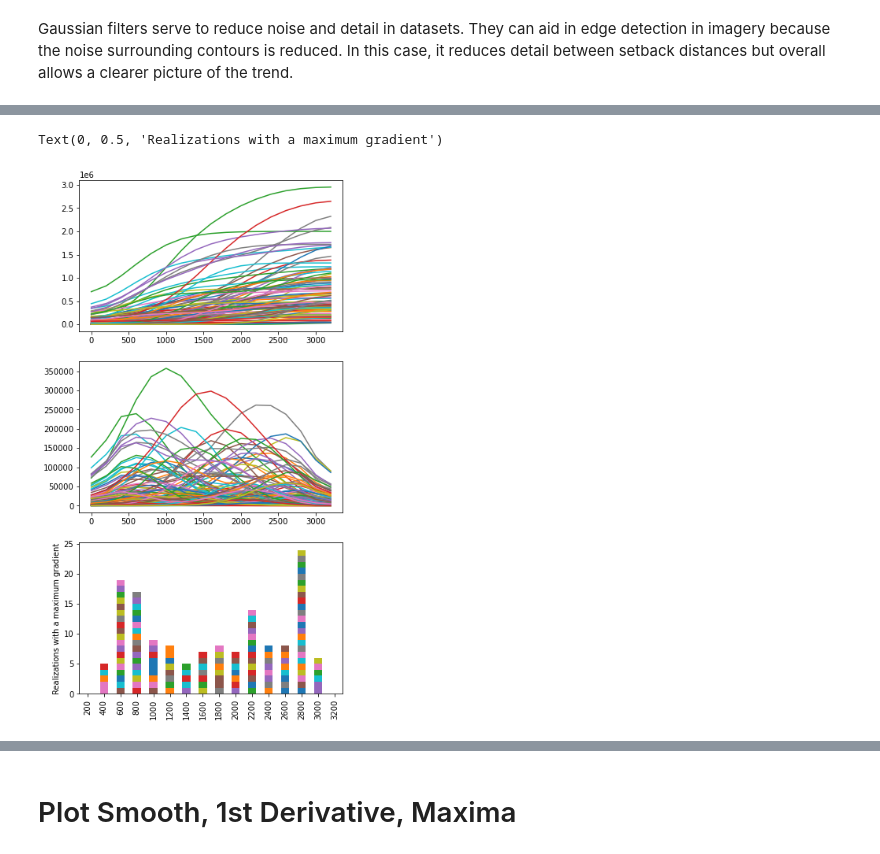
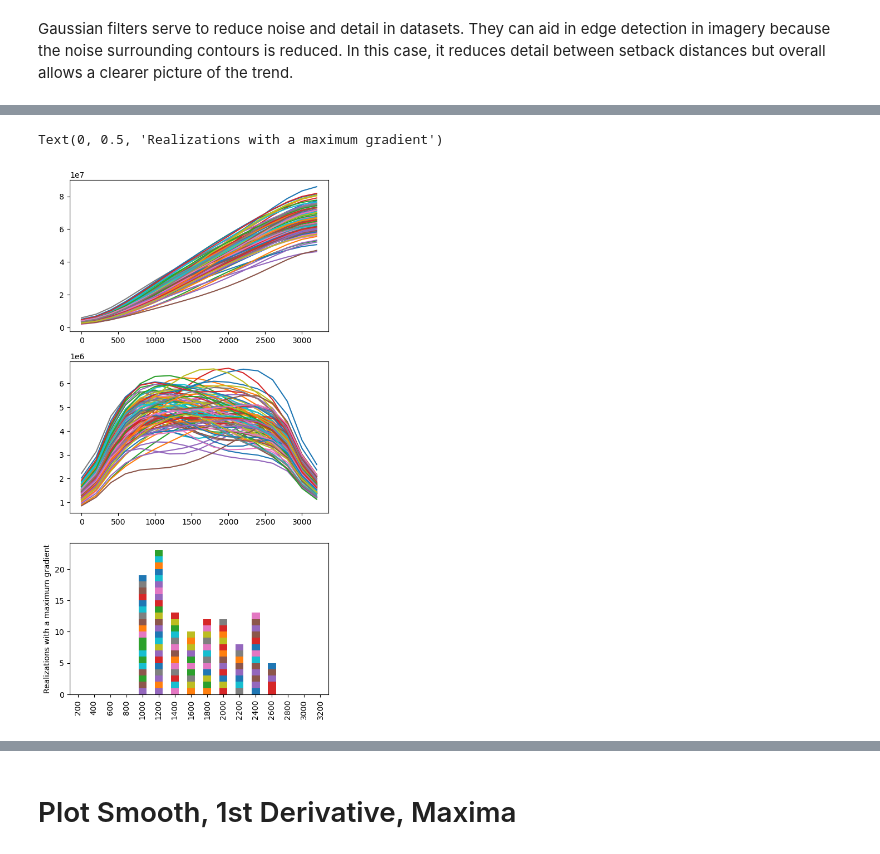
Before and after one commit to andrewcalderwood/CosumnesRiverRecharge, a Jupyter notebook: Projects/Levee_setback/levee_setback_distance_analysis/03_Setback flow result plotting.ipynb, the cells around one changed output, grey strips where cells are left out. Drawn from its saved outputs; the diff is of its cells as text; code cells hidden in the pictures.

```diff
--- a/Projects/Levee_setback/levee_setback_distance_analysis/03_Setback flow result plotting.ipynb
+++ b/Projects/Levee_setback/levee_setback_distance_analysis/03_Setback flow result plotting.ipynb
@@ -41,10 +41,15 @@ C:\Users\ajcalder\Documents\GitHub\CosumnesRiverRecharge C:\Users\ajcalder/Box/r
 # %%
 # set box directory for output figures and data
 box_dir = gwfm_dir+'/Levee_setback/levee_setback_distance_analysis/'
+# permeameter analysis
+# tprogs_id = '' # original tprogs with conditioning data in output tsim
+# tprogs_id = '_no_conditioning' # no conditioning data
 
-# tprogs_id = '' # original tprogs with conditioning data in output tsim
-tprogs_id = '_no_conditioning'
 # tprogs_id = 'north_shifted_stream_distance_analysis'
+
+# connec3d analysis
+tprogs_id = '_no_cond_c3d' # no conditioning data
+
 
 
 data_dir = box_dir+ tprogs_id+'/data_output/'
@@ -87,21 +93,32 @@ def plt_hf_cum_area(hf_tot_df, percentile, label,ax):
     plt.plot([1200,1200],[0,hf_max],color='blue', label = 'Parallel Mean Length')
 #     plt.savefig(fig_dir+'high_flow_cells_by_distance_'+label+'_'+str(percentile)+'.png',dpi=600)
     # plt.legend(ncol = 4, loc = (1.05, 0.05))
+# %%
+# percentile = 95
+percentile = 6
+
+
+label='regional'
+hf_tot_df = pd.read_csv(data_dir+'surface_highflow_by_distance_'+label+'_'+str(percentile)+'.csv')
 # %%
-percentile = 95
-label='regional'
-hf_tot_df = pd.read_csv(data_dir+'surface_highflow_by_distance_'+label+'_'+str(percentile)+'.csv')
-label='local'
-# each set of 100 rows is a different location
-hf_tot_df_local = pd.read_csv(data_dir+'surface_highflow_by_distance_'+label+'_'+str(percentile)+'.csv')
-# join local and regional datasets
-hf_all = hf_tot_df.append(hf_tot_df_local)
-# create clean index for easier referencing
-site_order = ['Regional','Blodgett','Mahon','Oneto-Denier']
+
+# label='local'
+# # each set of 100 rows is a different location
+# hf_tot_df_local = pd.read_csv(data_dir+'surface_highflow_by_distance_'+label+'_'+str(percentile)+'.csv')
+# # join local and regional datasets
+# hf_all = hf_tot_df.append(hf_tot_df_local)
+# site_order = ['Regional','Blodgett','Mahon','Oneto-Denier']
+
+hf_all = hf_tot_df.copy()
+site_order = ['Regional']
+
+# # create clean index for easier referencing
 site_realization = np.vstack((np.repeat(site_order,100),
                               np.tile(np.arange(1,101),int(hf_all.shape[0]/100))))
 site_realization_index = pd.MultiIndex.from_arrays(site_realization,names=['Site','Realization'])
+
 hf_all = hf_all.set_index(site_realization_index)
+
 # convert from number of cells to area, m^2
 hf_all.loc[:] = hf_all.values*200*200
 # plot with setback as x and realizations as label
@@ -302,33 +317,33 @@ for i,n in enumerate(site_order):
 # %%
-n='Blodgett'
+n='Regional'
 r = np.arange(1,100).astype(str)
 # can look at maximum of first derivative, or look where second derivative goes from + to -
 grad1_df = pd.DataFrame(np.gradient(smooth)[1], index=site_realization_index, columns = np.arange(0,3400,200))
 # plt_hf_cum_area(grad1_df.loc[n].loc[r], percentile, n)
 
 grad2_df = pd.DataFrame(np.gradient(grad1_df)[1], index=site_realization_index, columns = np.arange(0,3400,200))
 # # grad2_df
 # plt_hf_cum_area(grad2_df.loc[n], percentile, n)
 # find switching points
 plt.show()
 fig,ax=plt.subplots(3,1,figsize=(6,12))
 smooth.loc[n].loc[r].transpose().plot(legend=False,ax=ax[0])
 plt.ylabel('High K area smoothed with setbacks')
 
 grad1_df.loc[n].loc[r].transpose().plot(legend=False,ax=ax[1])
 plt.ylabel('First derivative of High K area')
 
 # plt.legend(ncol=5,loc=(1.2,0.2))
 # np.sign gives + or -, np diff gives out[i] = a[i+1] - a[i].
 # + to - means max of 1st derivative. So diff ==-2 means max, but to account for difference go up one indice
 max_df = pd.DataFrame(np.diff(np.sign(grad2_df)), index=site_realization_index,columns = np.arange(200,3400,200))
 max_df = 1*(max_df==-2)
 max_df.loc[n].loc[r].transpose().plot(kind='bar',legend=False,stacked=True,ax=ax[2])
 plt.ylabel('Realizations with a maximum gradient')
 # fig.tight_layout()
 # %% [output]
 Text(0, 0.5, 'Realizations with a maximum gradient')
-[figure, old version]
+[figure, new version]
 # %%
 #example of how g
 # np.sign gives + or -, np diff gives out[i] = a[i+1] - a[i].
```
Also changed, not shown: parts of 12 cells of this notebook, 12 other files.
